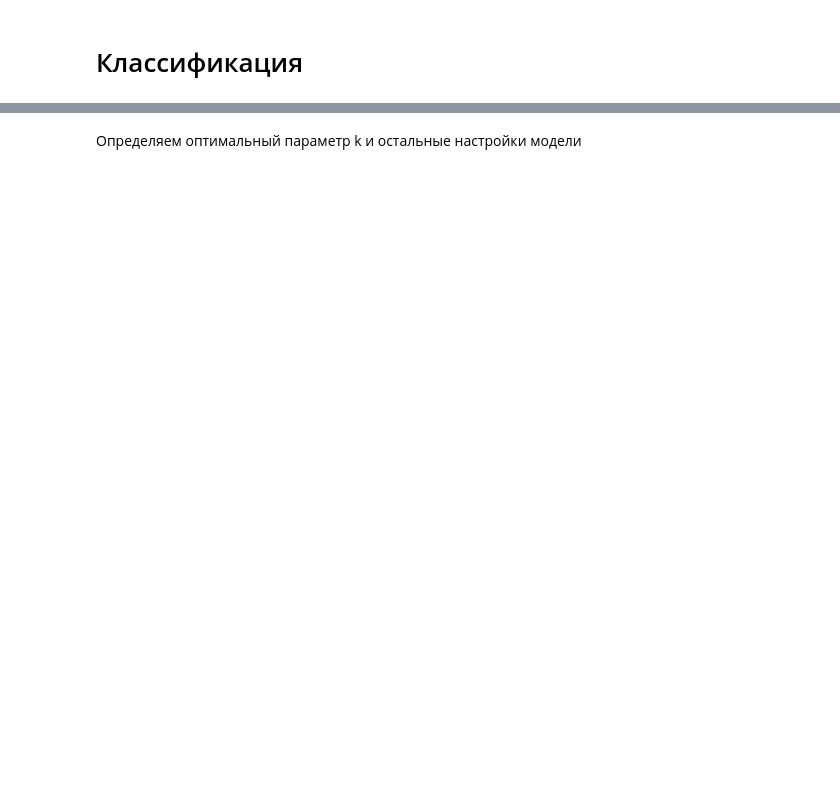
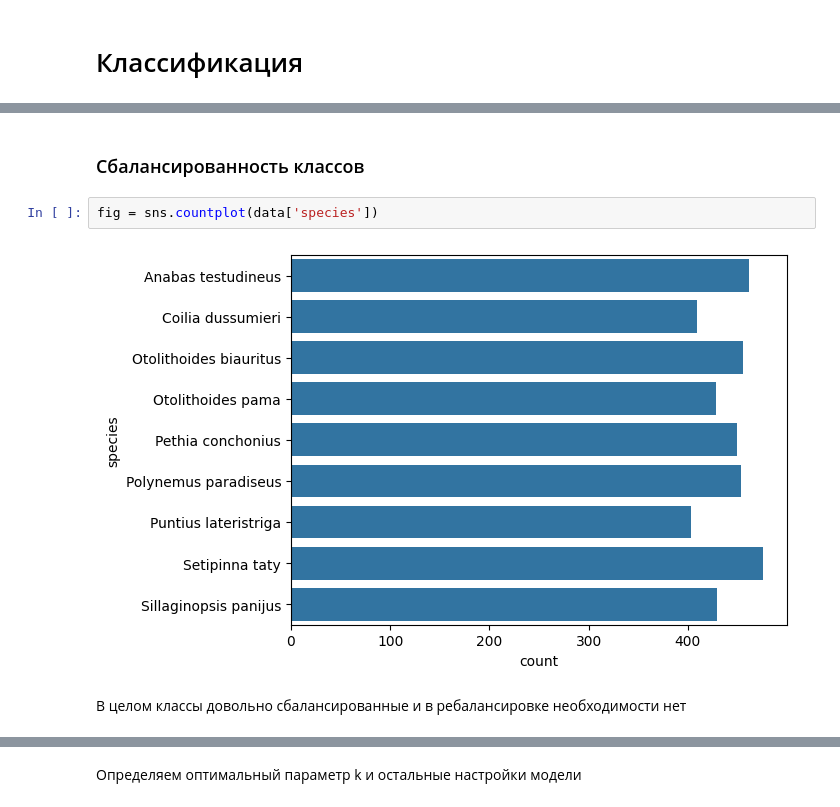
Before and after one commit to timohahaa/etu-machine-learning, a Jupyter notebook: assignment-3/Lab 3, 2375, Божко-Домбровский.ipynb, the cells around one changed output, grey strips where cells are left out. Drawn from its saved outputs; the diff is of its cells as text; blank space fills up the shorter version.

```diff
--- a/assignment-3/Lab 3, 2375, Божко-Домбровский.ipynb
+++ b/assignment-3/Lab 3, 2375, Божко-Домбровский.ipynb
@@ -179,2 +86,10 @@ print(set(white_filtered[['quality']].to_numpy().flatten()))
+# %% [markdown]
+### Сбалансированность классов
+# %%
+fig = sns.countplot(data['species'])
+# %% [output]
+[figure, added]
+# %% [markdown]
+В целом классы довольно сбалансированные и в ребалансировке необходимости нет
 # %%
 from sklearn.neighbors import KNeighborsClassifier
```
Also changed, not shown: parts of 47 cells of this notebook, 1 other file.
